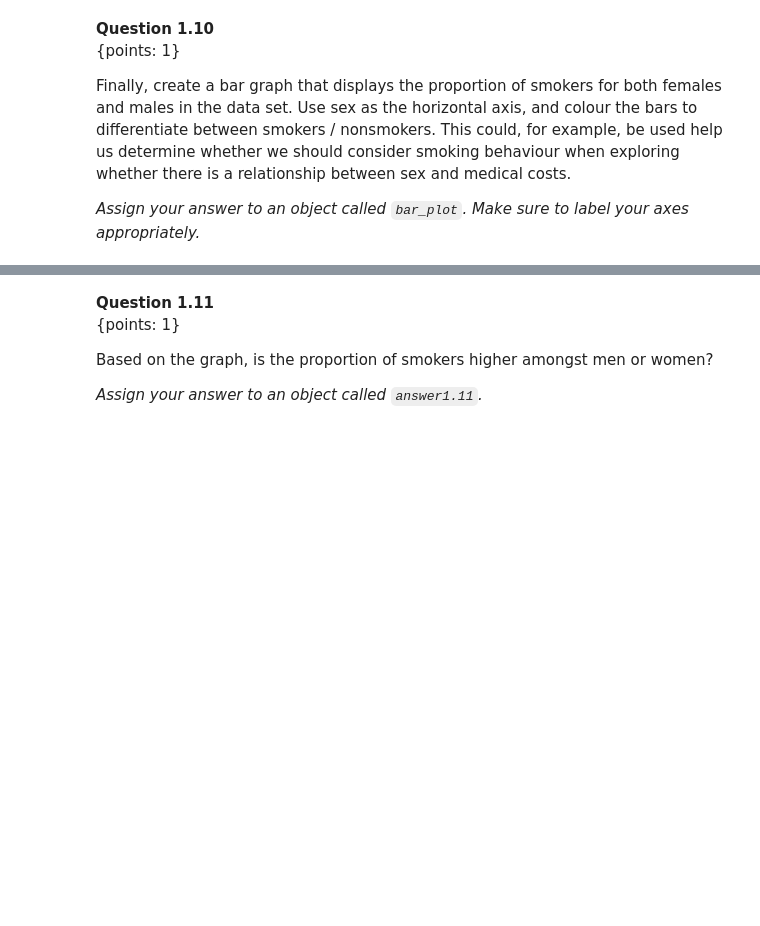
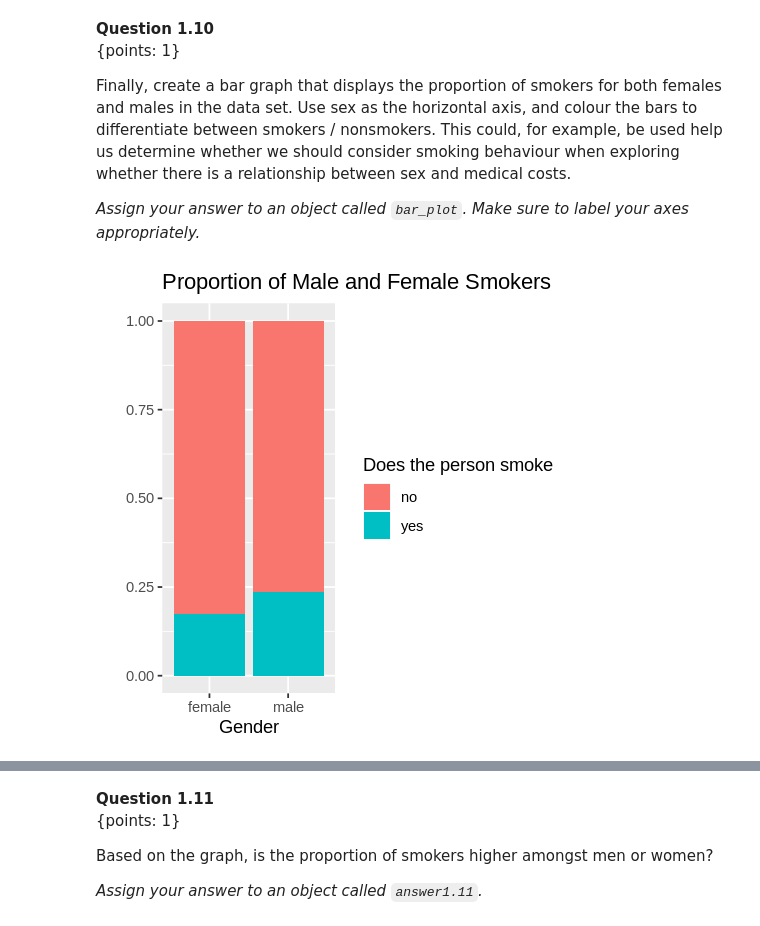
Before and after one commit to hallje193/dsci100-coursework-jerryhall, a Jupyter notebook: materials/tutorial_04/tutorial_04.ipynb, the cells around one changed output, grey strips where cells are left out. Saved outputs shown, nothing was run; the diff lists cells and outputs as text; code cells hidden in the pictures; blank space fills up the shorter version.

```diff
--- a/materials/tutorial_04/tutorial_04.ipynb
+++ b/materials/tutorial_04/tutorial_04.ipynb
@@ -332,15 +340,23 @@ Finally, create a bar graph that displays the proportion of smokers for both fem
 # %%
 #bar_plot <- insurance %>%
 #    ggplot(aes(x = ..., fill = ...)) +
 #    ..._...(position = 'fill') +
 #    xlab(...) +
 #    ylab(...) +
 #    labs(fill = "Does the person smoke") +
 #    ggtitle(...)
 
 
 # your code here
-fail() # No Answer - remove if you provide an answer
+bar_plot <- insurance %>%
+   ggplot(aes(x = sex, fill = smoker)) +
+   geom_bar(position = 'fill') +
+   xlab('Gender') +
+   ylab('') +
+   labs(fill = "Does the person smoke") +
+   ggtitle('Proportion of Male and Female Smokers')
 bar_plot
+# %% [output]
+[figure, added]
 # %%
 test_1.10()
```
Also changed, not shown: parts of 13 cells of this notebook.
